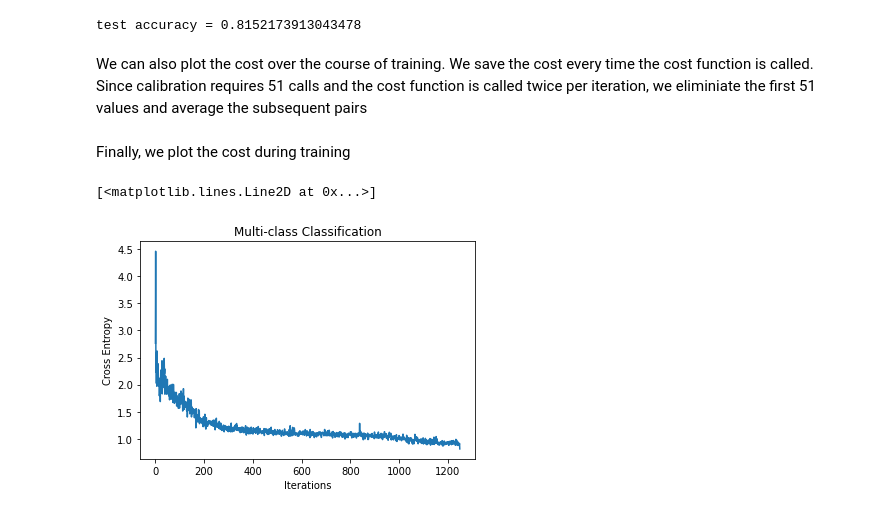
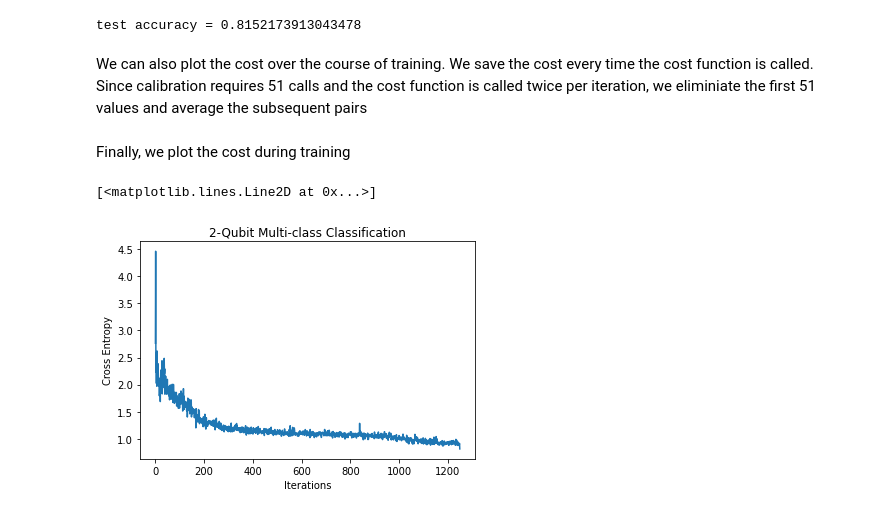
Before and after one commit to PaulaGarciaMolina/QNLP_Qiskit_Hackathon, a Jupyter notebook: sentiment analysis/multi-class/sentiment_analysis_iqp1-qiskit.ipynb, the cells around one changed output. Saved outputs shown, nothing was run; the diff lists cells and outputs as text; code cells hidden in the pictures.

Commit message:
renamed figure

```diff
--- a/sentiment analysis/multi-class/sentiment_analysis_iqp1-qiskit.ipynb
+++ b/sentiment analysis/multi-class/sentiment_analysis_iqp1-qiskit.ipynb
@@ -683,21 +683,22 @@ array([[17,  0,  4,  0],
 print("test accuracy =", sum([np.argmax(test_labels[i]) == np.argmax(pred_labels_distrs[i]) for i in range(len(test_labels))])/len(test_labels))
 # %% [output]
 test accuracy = 0.8152173913043478
-# %% [markdown]
-We can also plot the cost over the course of training. We save the cost every time the cost function is called. Since calibration requires 51 calls and the cost function is called twice per iteration, we eliminiate the first 51 values and average the subsequent pairs
+# %% [markdown]
+We can also plot the cost over the course of training. We save the cost every time the cost function is called. Since calibration requires 51 calls and the cost function is called twice per iteration, we eliminiate the first 51 values and average the subsequent pairs
 # %%
 costs = global_costs[51:]
 n = ps[-1]
 costs = [(costs[j*2] + costs[j*2 + 1])/2 for j in range(n//2)]
-# %% [markdown]
-Finally, we plot the cost during training
+# %% [markdown]
+Finally, we plot the cost during training
 # %%
 import matplotlib.pyplot as plt
 
+
 plt.xlabel('Iterations')
 plt.ylabel('Cross Entropy')
-plt.title("Multi-class Classification")
+plt.title("2-Qubit Multi-class Classification")
 plt.plot(costs)
 # %% [output]
 [<matplotlib.lines.Line2D at 0x...>]
-[figure, old version]
+[figure, new version]
```
Also changed, not shown: parts of 10 cells of this notebook.
